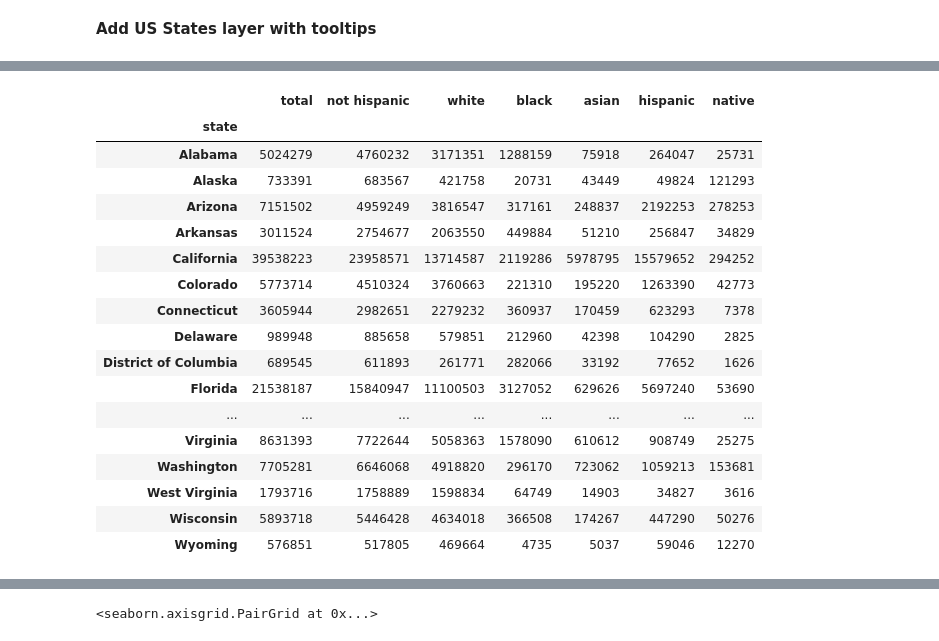
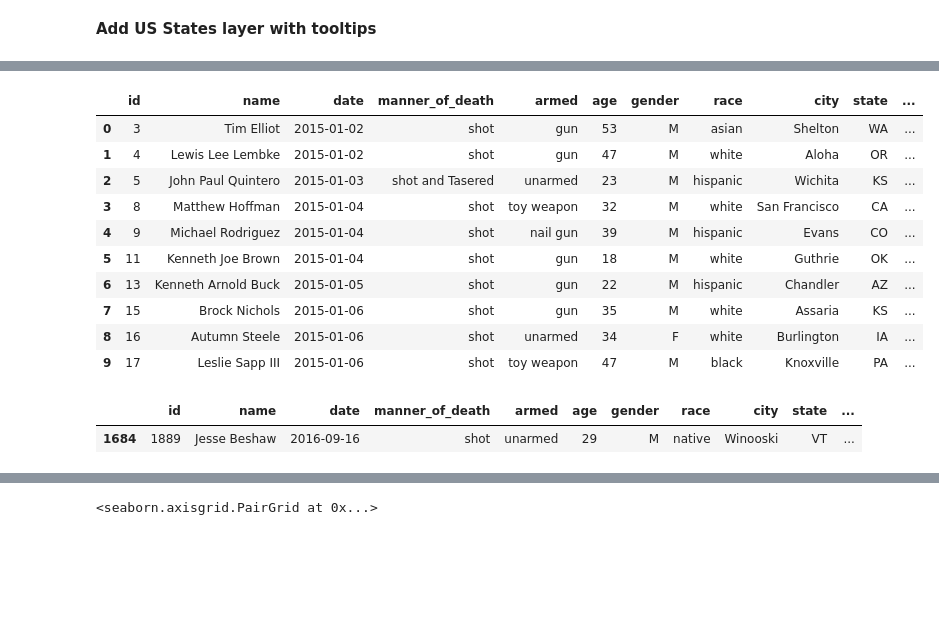
Before and after one commit to CelineChiLamNg/fatal_police_shootings, a Jupyter notebook: FatalPoliceShootings.ipynb, the cells around one changed output, grey strips where cells are left out. Drawn from its saved outputs; the diff is of its cells as text; code cells hidden in the pictures; blank space fills up the shorter version.

```diff
--- a/FatalPoliceShootings.ipynb
+++ b/FatalPoliceShootings.ipynb
@@ -1180,24 +1145,24 @@ shootings_scaled_by_population
-# %%
-p5
-# %% [output]
-|  | total | not hispanic | white | black | asian | hispanic | native |
-| state |  |  |  |  |  |  |  |
-| Alabama | 5024279 | 4760232 | 3171351 | 1288159 | 75918 | 264047 | 25731 |
-| Alaska | 733391 | 683567 | 421758 | 20731 | 43449 | 49824 | 121293 |
-| Arizona | 7151502 | 4959249 | 3816547 | 317161 | 248837 | 2192253 | 278253 |
-| Arkansas | 3011524 | 2754677 | 2063550 | 449884 | 51210 | 256847 | 34829 |
-| California | 39538223 | 23958571 | 13714587 | 2119286 | 5978795 | 15579652 | 294252 |
-| Colorado | 5773714 | 4510324 | 3760663 | 221310 | 195220 | 1263390 | 42773 |
-| Connecticut | 3605944 | 2982651 | 2279232 | 360937 | 170459 | 623293 | 7378 |
-| Delaware | 989948 | 885658 | 579851 | 212960 | 42398 | 104290 | 2825 |
-| District of Columbia | 689545 | 611893 | 261771 | 282066 | 33192 | 77652 | 1626 |
-| Florida | 21538187 | 15840947 | 11100503 | 3127052 | 629626 | 5697240 | 53690 |
-| ... | ... | ... | ... | ... | ... | ... | ... |
-| Virginia | 8631393 | 7722644 | 5058363 | 1578090 | 610612 | 908749 | 25275 |
-| Washington | 7705281 | 6646068 | 4918820 | 296170 | 723062 | 1059213 | 153681 |
-| West Virginia | 1793716 | 1758889 | 1598834 | 64749 | 14903 | 34827 | 3616 |
-| Wisconsin | 5893718 | 5446428 | 4634018 | 366508 | 174267 | 447290 | 50276 |
-| Wyoming | 576851 | 517805 | 469664 | 4735 | 5037 | 59046 | 12270 |
+# %%
+db_replaced.head(10)
+# %% [output]
+|  | id | name | date | manner_of_death | armed | age | gender | race | city | state | ... |
+| 0 | 3 | Tim Elliot | 2015-01-02 | shot | gun | 53 | M | asian | Shelton | WA | ... |
+| 1 | 4 | Lewis Lee Lembke | 2015-01-02 | shot | gun | 47 | M | white | Aloha | OR | ... |
+| 2 | 5 | John Paul Quintero | 2015-01-03 | shot and Tasered | unarmed | 23 | M | hispanic | Wichita | KS | ... |
+| 3 | 8 | Matthew Hoffman | 2015-01-04 | shot | toy weapon | 32 | M | white | San Francisco | CA | ... |
+| 4 | 9 | Michael Rodriguez | 2015-01-04 | shot | nail gun | 39 | M | hispanic | Evans | CO | ... |
+| 5 | 11 | Kenneth Joe Brown | 2015-01-04 | shot | gun | 18 | M | white | Guthrie | OK | ... |
+| 6 | 13 | Kenneth Arnold Buck | 2015-01-05 | shot | gun | 22 | M | hispanic | Chandler | AZ | ... |
+| 7 | 15 | Brock Nichols | 2015-01-06 | shot | gun | 35 | M | white | Assaria | KS | ... |
+| 8 | 16 | Autumn Steele | 2015-01-06 | shot | unarmed | 34 | F | white | Burlington | IA | ... |
+| 9 | 17 | Leslie Sapp III | 2015-01-06 | shot | toy weapon | 47 | M | black | Knoxville | PA | ... |
+# %%
+native = db_replaced[db_replaced.race == "native"]
+native = native[native.state == "VT"]
+native
+# %% [output]
+|  | id | name | date | manner_of_death | armed | age | gender | race | city | state | ... |
+| 1684 | 1889 | Jesse Beshaw | 2016-09-16 | shot | unarmed | 29 | M | native | Winooski | VT | ... |
 # %%
 shootings_scaled_by_population = shootings_scaled_by_population.set_index("state")
 # %%
```
Also changed, not shown: parts of 31 cells of this notebook, 18 other files.
